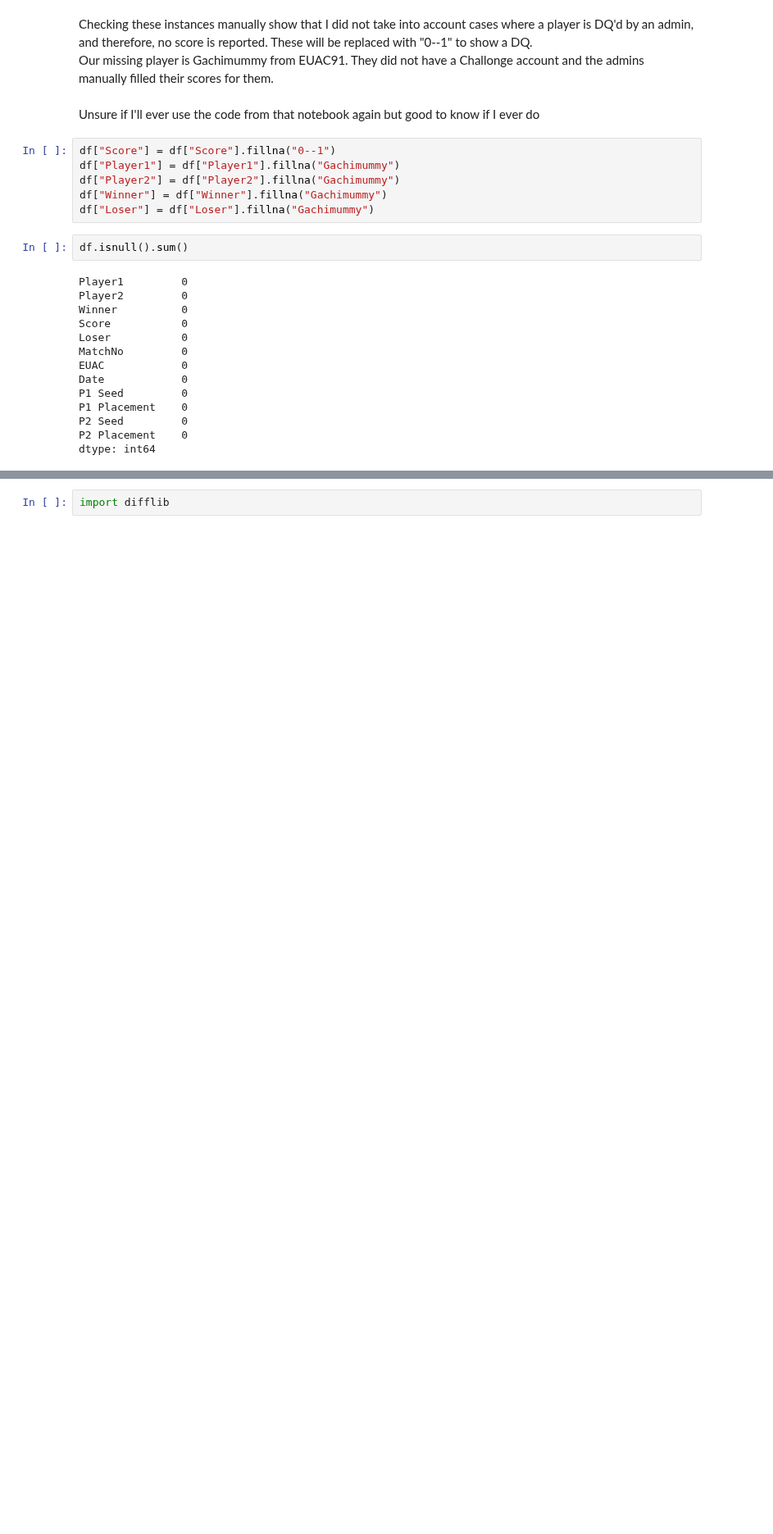
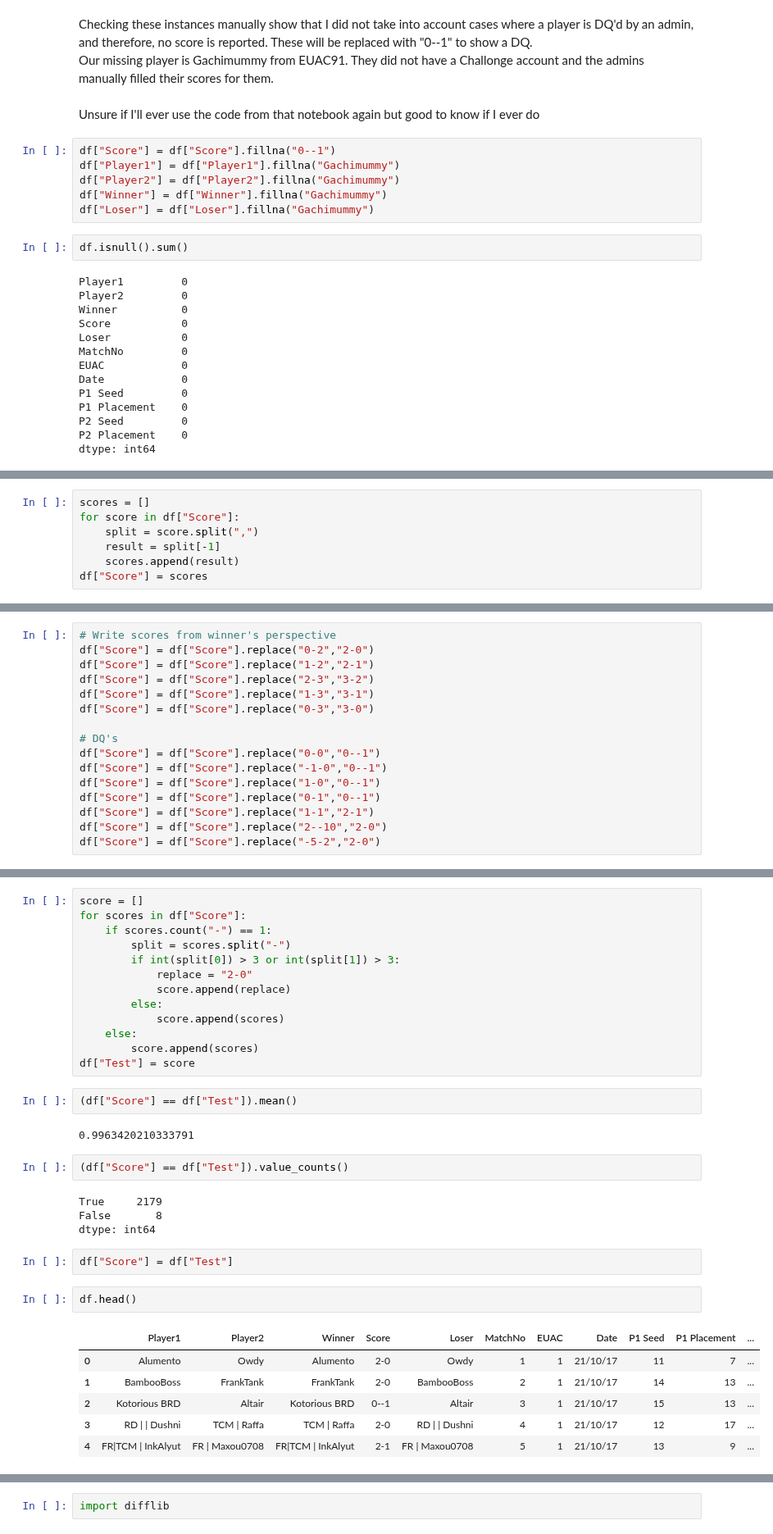
Before and after one commit to DarrenCCT/Tournament-Analysis, a Jupyter notebook: EUAC - Data Cleaning.ipynb, the cells around one changed output, grey strips where cells are left out. Shown at 82% size. Drawn from its saved outputs; the diff is of its cells as text; blank space fills up the shorter version.

```diff
--- a/EUAC - Data Cleaning.ipynb
+++ b/EUAC - Data Cleaning.ipynb
@@ -187,0 +168,7 @@ playerdf[playerdf['Start ID'] > 0]
+# %%
+scores = []
+for score in df["Score"]:
+    split = score.split(",")
+    result = split[-1]
+    scores.append(result)
+df["Score"] = scores
@@ -187,0 +182,16 @@ playerdf[playerdf['Start ID'] > 0]
+# %%
+# Write scores from winner's perspective
+df["Score"] = df["Score"].replace("0-2","2-0")
+df["Score"] = df["Score"].replace("1-2","2-1")
+df["Score"] = df["Score"].replace("2-3","3-2")
+df["Score"] = df["Score"].replace("1-3","3-1")
+df["Score"] = df["Score"].replace("0-3","3-0")
+
+# DQ's
+df["Score"] = df["Score"].replace("0-0","0--1")
+df["Score"] = df["Score"].replace("-1-0","0--1")
+df["Score"] = df["Score"].replace("1-0","0--1")
+df["Score"] = df["Score"].replace("0-1","0--1")
+df["Score"] = df["Score"].replace("1-1","2-1")
+df["Score"] = df["Score"].replace("2--10","2-0")
+df["Score"] = df["Score"].replace("-5-2","2-0")
@@ -187,0 +204,34 @@ playerdf[playerdf['Start ID'] > 0]
+# %%
+score = []
+for scores in df["Score"]:
+    if scores.count("-") == 1:
+        split = scores.split("-")
+        if int(split[0]) > 3 or int(split[1]) > 3:
+            replace = "2-0"
+            score.append(replace)
+        else:
+            score.append(scores)
+    else:
+        score.append(scores)
+df["Test"] = score
+# %%
+(df["Score"] == df["Test"]).mean()
+# %% [output]
+0.9963420210333791
+# %%
+(df["Score"] == df["Test"]).value_counts()
+# %% [output]
+True     2179
+False       8
+dtype: int64
+# %%
+df["Score"] = df["Test"]
+# %%
+df.head()
+# %% [output]
+|  | Player1 | Player2 | Winner | Score | Loser | MatchNo | EUAC | Date | P1 Seed | P1 Placement | ... |
+| 0 | Alumento | Owdy | Alumento | 2-0 | Owdy | 1 | 1 | 21/10/17 | 11 | 7 | ... |
+| 1 | BambooBoss | FrankTank | FrankTank | 2-0 | BambooBoss | 2 | 1 | 21/10/17 | 14 | 13 | ... |
+| 2 | Kotorious BRD | Altair | Kotorious BRD | 0--1 | Altair | 3 | 1 | 21/10/17 | 15 | 13 | ... |
+| 3 | RD | | Dushni | TCM | Raffa | TCM | Raffa | 2-0 | RD | | Dushni | 4 | 1 | 21/10/17 | 12 | 17 | ... |
+| 4 | FR|TCM | InkAlyut | FR | Maxou0708 | FR|TCM | InkAlyut | 2-1 | FR | Maxou0708 | 5 | 1 | 21/10/17 | 13 | 9 | ... |
```
Also changed, not shown: parts of 28 cells of this notebook.
